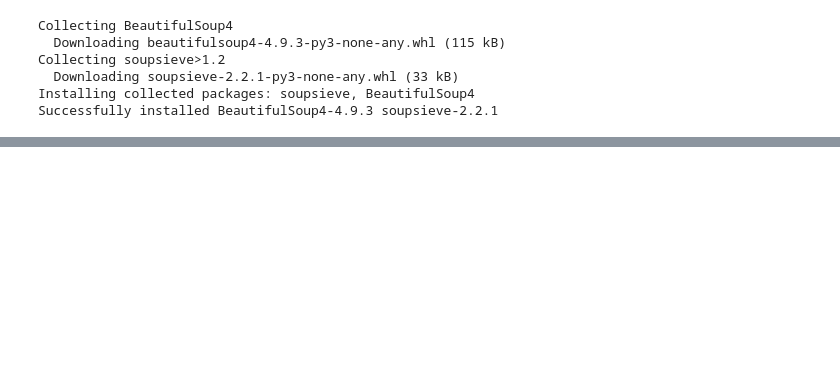
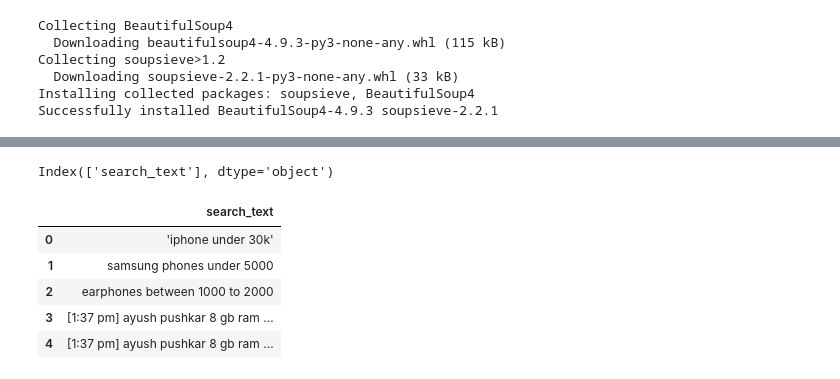
Before and after one commit to Karthik-Ragunath/Deep_Learning_Notebooks, a Jupyter notebook: Sequence_Models/knowledge-graph-entity-extraction.ipynb, the cells around one changed output, grey strips where cells are left out. Drawn from its saved outputs; the diff is of its cells as text; code cells hidden in the pictures; blank space fills up the shorter version.

Commit message:
added preposition context extraction code

```diff
--- a/Sequence_Models/knowledge-graph-entity-extraction.ipynb
+++ b/Sequence_Models/knowledge-graph-entity-extraction.ipynb
@@ -1145,0 +1386,17 @@ ParserError: Error tokenizing data. C error: Expected 1 fields in line 161, saw
+# %%
+prep_df = pd.read_csv('../input/preposition-sample-test/preposition_searches.csv', index_col=0, header=0)
+# %%
+prep_df = prep_df.drop('index', axis=1)
+# %%
+prep_df.columns
+# %% [output]
+Index(['search_text'], dtype='object')
+# %%
+prep_df[:5]
+# %% [output]
+|  | search_text |
+| 0 | 'iphone under 30k' |
+| 1 | samsung phones under 5000 |
+| 2 | earphones between 1000 to 2000 |
+| 3 | [1:37 pm] ayush pushkar 8 gb ram ... |
+| 4 | [1:37 pm] ayush pushkar 8 gb ram ... |
```
Also changed, not shown: parts of 120 cells of this notebook.
